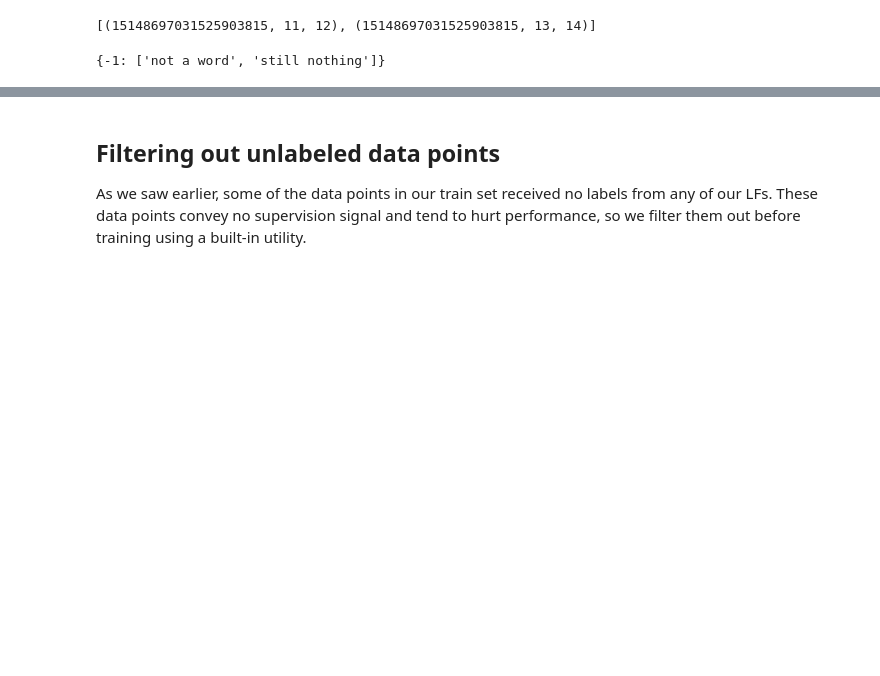
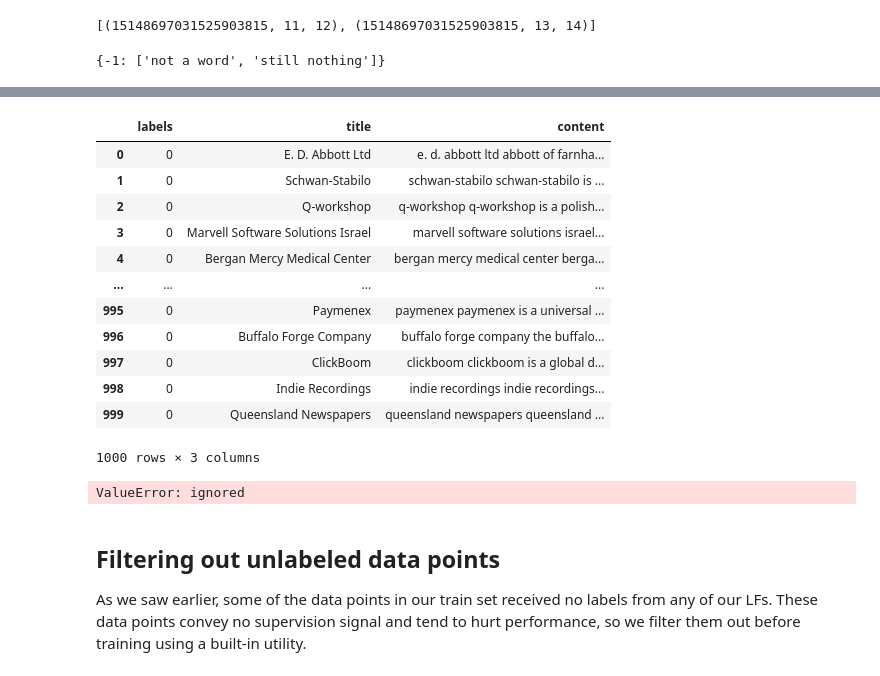
Before and after one commit to JayThibs/Weak-Supervised-Learning-Case-Study, a Jupyter notebook: text_classifier/notebooks/03_dbpedia_14_snorkel_dataset_labeling.ipynb, the cells around one changed output, grey strips where cells are left out. Drawn from its saved outputs; the diff is of its cells as text; code cells hidden in the pictures; blank space fills up the shorter version.

```diff
--- a/text_classifier/notebooks/03_dbpedia_14_snorkel_dataset_labeling.ipynb
+++ b/text_classifier/notebooks/03_dbpedia_14_snorkel_dataset_labeling.ipynb
@@ -369,7 +396,27 @@ lfs = [
+# %%
+company_dataset = dbpedia_train_df.iloc[0:1000]
+company_dataset
+# %% [output]
+|  | labels | title | content |
+| 0 | 0 | E. D. Abbott Ltd | e. d. abbott ltd abbott of farnha... |
+| 1 | 0 | Schwan-Stabilo | schwan-stabilo schwan-stabilo is ... |
+| 2 | 0 | Q-workshop | q-workshop q-workshop is a polish... |
+| 3 | 0 | Marvell Software Solutions Israel | marvell software solutions israel... |
+| 4 | 0 | Bergan Mercy Medical Center | bergan mercy medical center berga... |
+| ... | ... | ... | ... |
+| 995 | 0 | Paymenex | paymenex paymenex is a universal ... |
+| 996 | 0 | Buffalo Forge Company | buffalo forge company the buffalo... |
+| 997 | 0 | ClickBoom | clickboom clickboom is a global d... |
+| 998 | 0 | Indie Recordings | indie recordings indie recordings... |
+| 999 | 0 | Queensland Newspapers | queensland newspapers queensland ... |
+1000 rows × 3 columns
 # %%
+from snorkel.labeling import PandasLFApplier
 applier = PandasLFApplier(lfs=lfs)
-L_train = applier.apply(df=dbpedia)
-L_test = applier.apply(df=)
+L_train = applier.apply(df=company_dataset)
+L_test = applier.apply(df=company_dataset)
+# %% [output]
+ValueError: ignored
 # %%
 LFAnalysis(L=L_train, lfs=lfs).lf_summary()
 # %%
```
Also changed, not shown: parts of 14 cells of this notebook.
